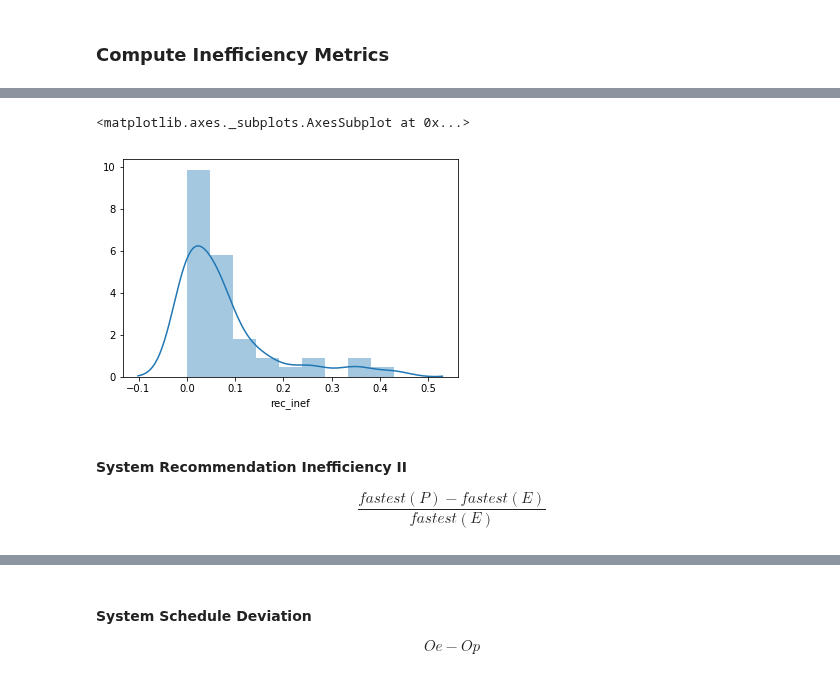
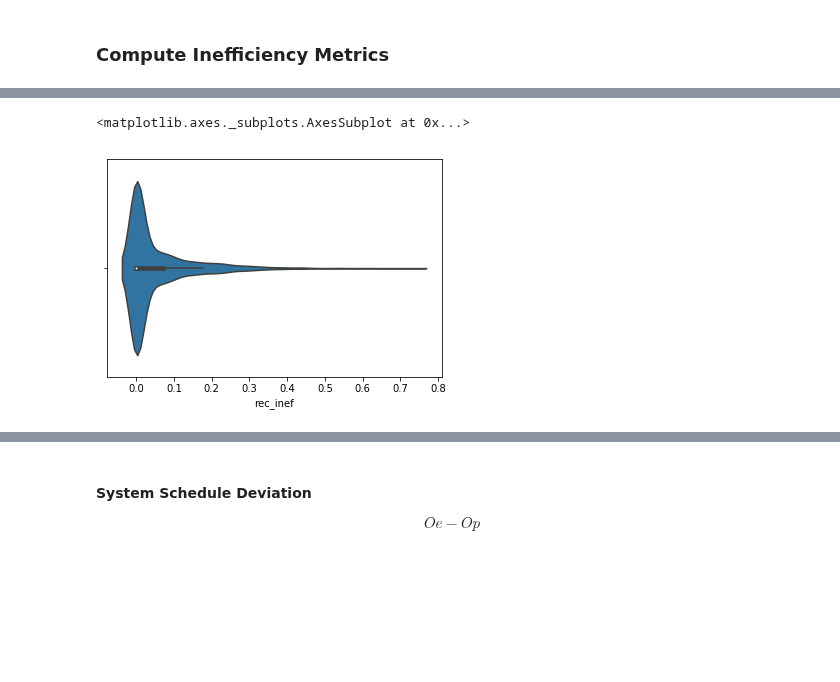
Before and after one commit to tarcisobraz/trips-optimality-exp, a Jupyter notebook: inefficiency-analysis.ipynb, the cells around one changed output, grey strips where cells are left out. Drawn from its saved outputs; the diff is of its cells as text; code cells hidden in the pictures; blank space fills up the shorter version.

Commit message:
Updating inefficiency analysis to account for new inefficiency metrics.

```diff
--- a/inefficiency-analysis.ipynb
+++ b/inefficiency-analysis.ipynb
@@ -370,0 +408,6 @@ $$
+# %%
+def select_best_itineraries(trips_itineraries,metric_name):
+    itineraries_window = Window.partitionBy(['date','user_trip_id']).orderBy([metric_name])
+    return trips_itineraries.withColumn('rank', F.row_number().over(itineraries_window)) \
+                .filter('rank == 1') \
+                .drop('rank')
@@ -371,6 +416,6 @@ $$
 # %%
 #Choose best itinerary for each trip by selecting the ones with lower actual duration
-best_trips_itineraries = select_best_trip_itineraries(filtered_trips_itineraries)
+best_trips_itineraries = select_best_itineraries(clean_itineraries,'actual_duration_mins')
 # %%
 printdf(best_trips_itineraries)
 # %% [output]
@@ -441,0 +485,7 @@ printdf(shortest_planned_actual_duration)
+# %%
+shortest_planned_itineraries = select_best_itineraries(clean_itineraries.na.drop(subset='planned_duration_mins'),'planned_duration_mins') \
+                            .select('date','user_trip_id','planned_duration_mins','actual_duration_mins') \
+                            .withColumnRenamed('planned_duration_mins','shortest_scheduled_planned_duration') \
+                            .withColumnRenamed('actual_duration_mins','shortest_scheduled_observed_duration')
+
+printdf(shortest_planned_itineraries)
@@ -442,9 +504,9 @@ printdf(shortest_planned_actual_duration)
 # %%
-rec_inef_i = filtered_trips_itineraries \
-                .groupBy(['date','user_trip_id']) \
-                .agg(F.min(F.col('actual_duration_mins')).alias('shortest_actual_duration')) \
-                .join(shortest_planned_actual_duration, on=['date','user_trip_id'], how='inner') \
-                .withColumn('rec_inef',(F.col('shortest_OTP_actual_duration') - F.col('shortest_actual_duration'))/F.col('shortest_OTP_actual_duration'))
+rec_inef_i = best_trips_itineraries \
+                .withColumnRenamed('actual_duration_mins','shortest_observed_duration') \
+                .join(shortest_planned_itineraries, on=['date','user_trip_id'], how='inner') \
+                .select(['date','user_trip_id','shortest_observed_duration','shortest_scheduled_observed_duration']) \
+                .withColumn('rec_inef',(F.col('shortest_scheduled_observed_duration') - F.col('shortest_observed_duration'))/F.col('shortest_scheduled_observed_duration'))
 
 printdf(rec_inef_i)
 # %% [output]
@@ -462,12 +529,5 @@ printdf(rec_inef_i)
 # %%
-sns.distplot(rec_inef_i.toPandas().rec_inef)
+sns.violinplot(rec_inef_i.toPandas().rec_inef)
 # %% [output]
 <matplotlib.axes._subplots.AxesSubplot at 0x...>
-[figure, old version]
+[figure, new version]
-# %% [markdown]
-#### System Recommendation Inefficiency II
-$$
-\begin{equation*}
-    \frac{fastest(P) - fastest(E)}{fastest(E)}
-\end{equation*}
-$$
```
Also changed, not shown: parts of 55 cells of this notebook.
